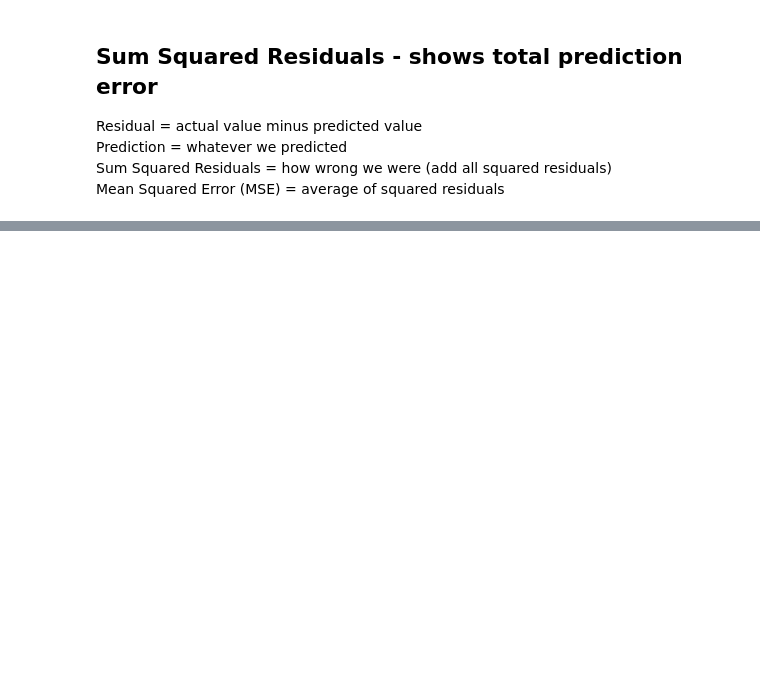
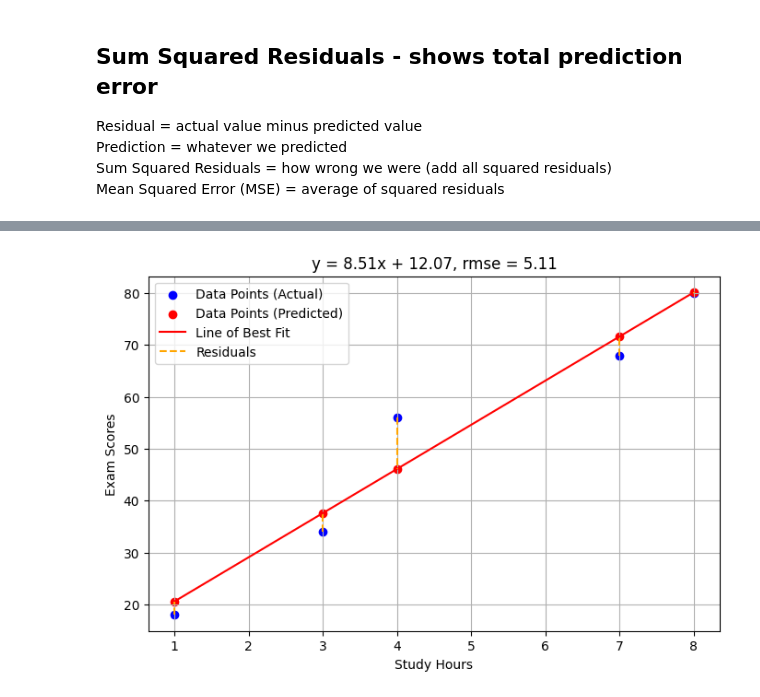
Before and after one commit to k26rahul/ml-april-25, a Jupyter notebook: line-fit.ipynb, the cells around one changed output, grey strips where cells are left out. Drawn from its saved outputs; the diff is of its cells as text; code cells hidden in the pictures; blank space fills up the shorter version.

```diff
--- a/line-fit.ipynb
+++ b/line-fit.ipynb
@@ -122,0 +152,21 @@ plot_residuals()
+# %%
+def plot_data():
+  plt.figure(figsize=(8, 5))
+  plt.scatter(x, y, label='Data Points (Actual)', color='b')
+  plt.scatter(x, y_predicted, label='Data Points (Predicted)', color='r')
+  plt.plot(x, y_predicted, label='Line of Best Fit', color='r')
+
+  for i in range(len(x)):
+    plt.plot([x[i], x[i]], [y[i], y_predicted[i]], color='orange', linestyle='--', label='Residuals' if i == 0 else "")
+
+  plt.xlabel('Study Hours')
+  plt.ylabel('Exam Scores')
+  plt.title(
+      f'y = {slope:.2f}x + {intercept:.2f}, rmse = {np.sqrt(np.mean((y - y_predicted) ** 2)):.2f}')
+  plt.legend()
+  plt.grid()
+
+
+plot_data()
+# %% [output]
+[figure, added]
```
Also changed, not shown: parts of 15 cells of this notebook.
